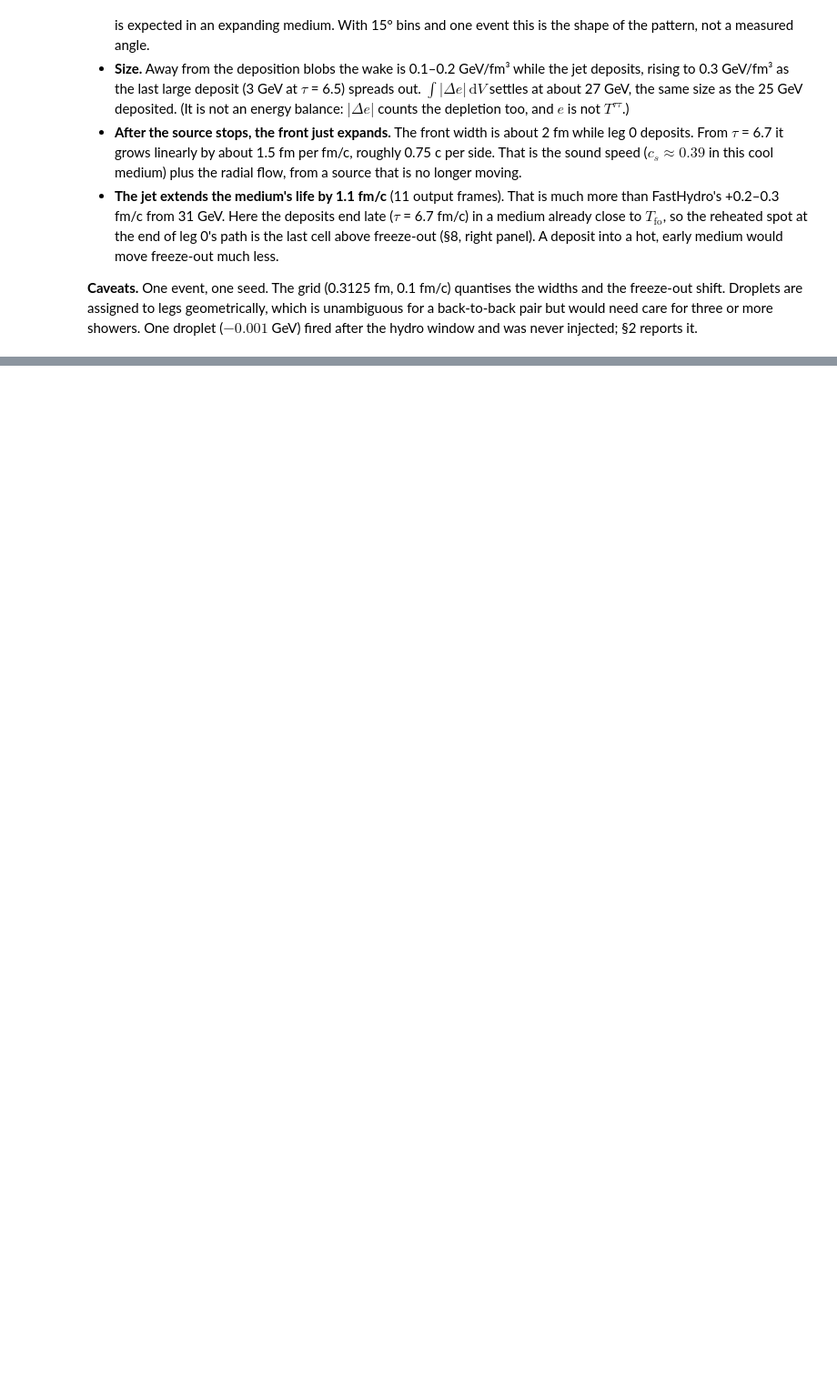
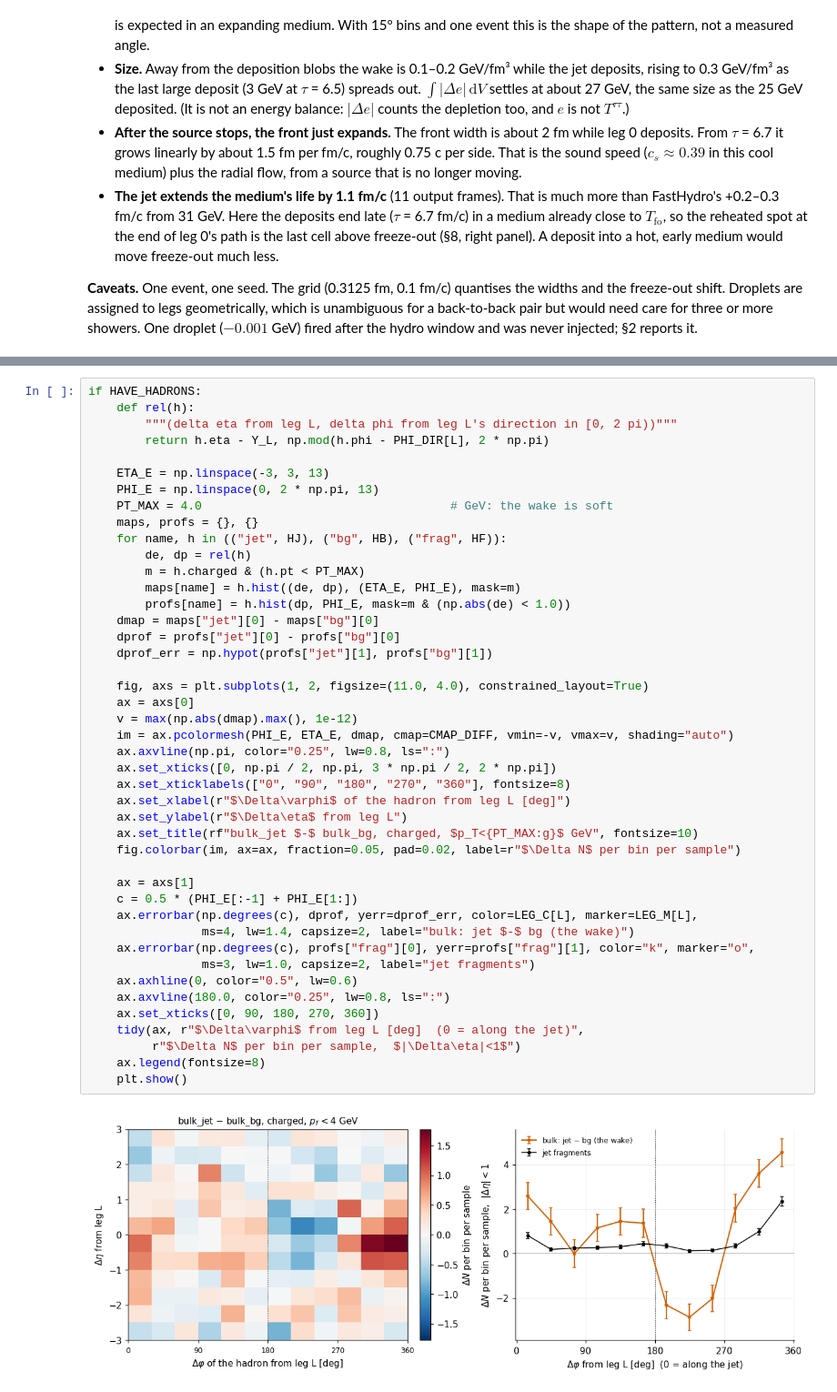
Before and after one commit to jhputschke/js-contrib, a Jupyter notebook: contribs/PyJetscape/example/prod_AuAu_0_10_jet/jet_wake.ipynb, the cells around one changed output, grey strips where cells are left out. Shown at 91% size. Drawn from its saved outputs; the diff is of its cells as text; blank space fills up the shorter version.

```diff
--- a/contribs/PyJetscape/example/prod_AuAu_0_10_jet/jet_wake.ipynb
+++ b/contribs/PyJetscape/example/prod_AuAu_0_10_jet/jet_wake.ipynb
@@ -783,0 +841,46 @@ back-to-back pair but would need care for three or more showers. One droplet
+# %%
+if HAVE_HADRONS:
+    def rel(h):
+        """(delta eta from leg L, delta phi from leg L's direction in [0, 2 pi))"""
+        return h.eta - Y_L, np.mod(h.phi - PHI_DIR[L], 2 * np.pi)
+
+    ETA_E = np.linspace(-3, 3, 13)
+    PHI_E = np.linspace(0, 2 * np.pi, 13)
+    PT_MAX = 4.0                                   # GeV: the wake is soft
+    maps, profs = {}, {}
+    for name, h in (("jet", HJ), ("bg", HB), ("frag", HF)):
+        de, dp = rel(h)
+        m = h.charged & (h.pt < PT_MAX)
+        maps[name] = h.hist((de, dp), (ETA_E, PHI_E), mask=m)
+        profs[name] = h.hist(dp, PHI_E, mask=m & (np.abs(de) < 1.0))
+    dmap = maps["jet"][0] - maps["bg"][0]
+    dprof = profs["jet"][0] - profs["bg"][0]
+    dprof_err = np.hypot(profs["jet"][1], profs["bg"][1])
+
+    fig, axs = plt.subplots(1, 2, figsize=(11.0, 4.0), constrained_layout=True)
+    ax = axs[0]
+    v = max(np.abs(dmap).max(), 1e-12)
+    im = ax.pcolormesh(PHI_E, ETA_E, dmap, cmap=CMAP_DIFF, vmin=-v, vmax=v, shading="auto")
+    ax.axvline(np.pi, color="0.25", lw=0.8, ls=":")
+    ax.set_xticks([0, np.pi / 2, np.pi, 3 * np.pi / 2, 2 * np.pi])
+    ax.set_xticklabels(["0", "90", "180", "270", "360"], fontsize=8)
+    ax.set_xlabel(r"$\Delta\varphi$ of the hadron from leg L [deg]")
+    ax.set_ylabel(r"$\Delta\eta$ from leg L")
+    ax.set_title(rf"bulk_jet $-$ bulk_bg, charged, $p_T<{PT_MAX:g}$ GeV", fontsize=10)
+    fig.colorbar(im, ax=ax, fraction=0.05, pad=0.02, label=r"$\Delta N$ per bin per sample")
+
+    ax = axs[1]
+    c = 0.5 * (PHI_E[:-1] + PHI_E[1:])
+    ax.errorbar(np.degrees(c), dprof, yerr=dprof_err, color=LEG_C[L], marker=LEG_M[L],
+                ms=4, lw=1.4, capsize=2, label="bulk: jet $-$ bg (the wake)")
+    ax.errorbar(np.degrees(c), profs["frag"][0], yerr=profs["frag"][1], color="k", marker="o",
+                ms=3, lw=1.0, capsize=2, label="jet fragments")
+    ax.axhline(0, color="0.5", lw=0.6)
+    ax.axvline(180.0, color="0.25", lw=0.8, ls=":")
+    ax.set_xticks([0, 90, 180, 270, 360])
+    tidy(ax, r"$\Delta\varphi$ from leg L [deg]  (0 = along the jet)",
+         r"$\Delta N$ per bin per sample,  $|\Delta\eta|<1$")
+    ax.legend(fontsize=8)
+    plt.show()
+# %% [output]
+[figure, added]
```
Also changed, not shown: parts of 4 cells of this notebook, 18 other files.
